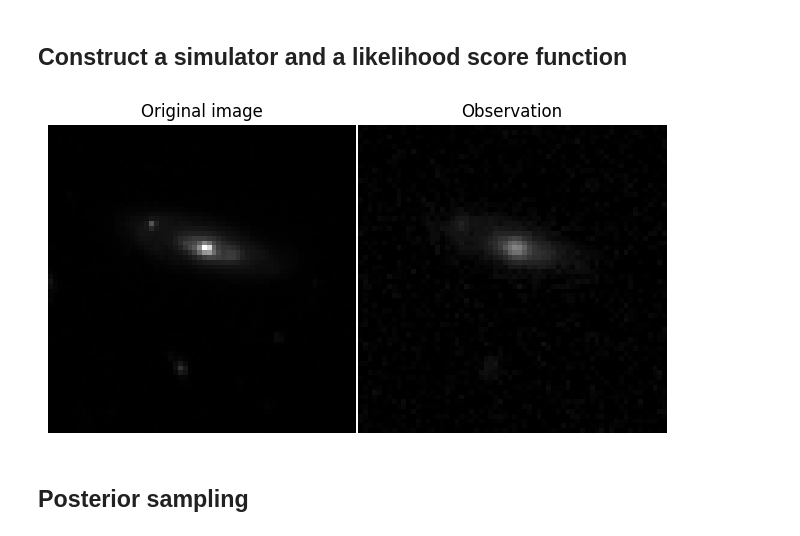
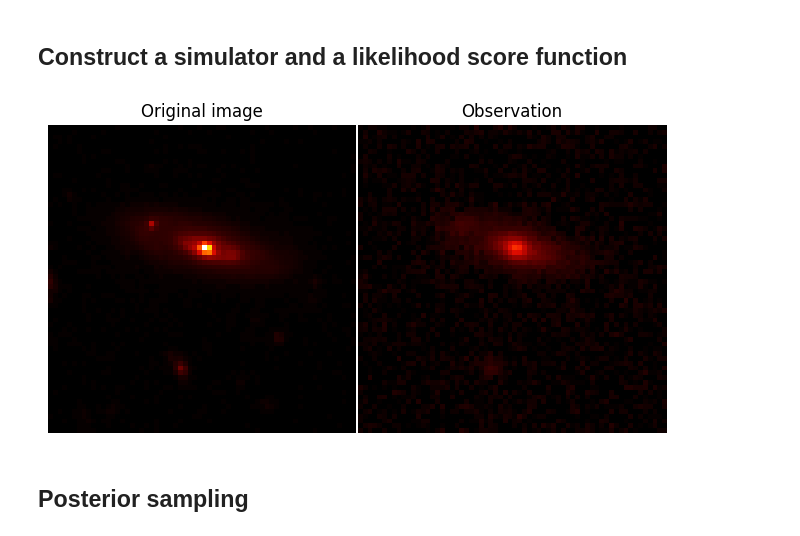
Before and after one commit to Ciela-Institute/Astromatic, a Jupyter notebook: Astromatic2023/p5_deconvolution.ipynb, the cells around one changed output. Drawn from its saved outputs; the diff is of its cells as text; code cells hidden in the pictures.

```diff
--- a/Astromatic2023/p5_deconvolution.ipynb
+++ b/Astromatic2023/p5_deconvolution.ipynb
@@ -123,37 +119,37 @@ def gaussian_kernel(size=20, sigma=1.):
 # %%
 observation_pixel_size = 0.05 # arcseconds
 observation_pixels = 64
-model_pixel_size = 0.05 # arcseconds
+model_pixel_size = 0.05
 model_pixels = 64
 args = [model_pixels, model_pixel_size, observation_pixels, observation_pixel_size]
 
 # Construct a Gaussian PSF (or blurring kernel)
 psf = gaussian_kernel()
 sigma_n = 0.01 # level of noise in your observation
 
 # Build the forward model (note that you could build this simulation yourself with a convolutional layer)
 forward_model = make_forward_model(psf, *args)
 
 x = dataset[42][None] # need to add a batch dimension
 y = forward_model(x)
 y += torch.randn_like(y) * sigma_n # add noise to your observation
 
 fig, (ax1, ax2) = plt.subplots(1, 2, figsize=(8, 4))
 
-cmap = cc.cm["gray"]
+cmap = cc.cm["fire"]
 norm = ImageNormalize()
 
 ax1.imshow(x.squeeze().cpu(), cmap=cmap, norm=norm, origin="lower")
 ax1.set_title("Original image")
 ax1.axis("off")
 
 ax2.imshow(y.squeeze().cpu(), cmap=cmap, norm=norm, origin="lower")
 ax2.set_title("Observation")
 ax2.axis("off")
 
 plt.subplots_adjust(hspace=0, wspace=0)
 # %% [output]
-[figure, old version]
+[figure, new version]
 # %% [markdown]
 ## Posterior sampling
 # %%
```
Also changed, not shown: parts of 8 cells of this notebook, 4 other files.
